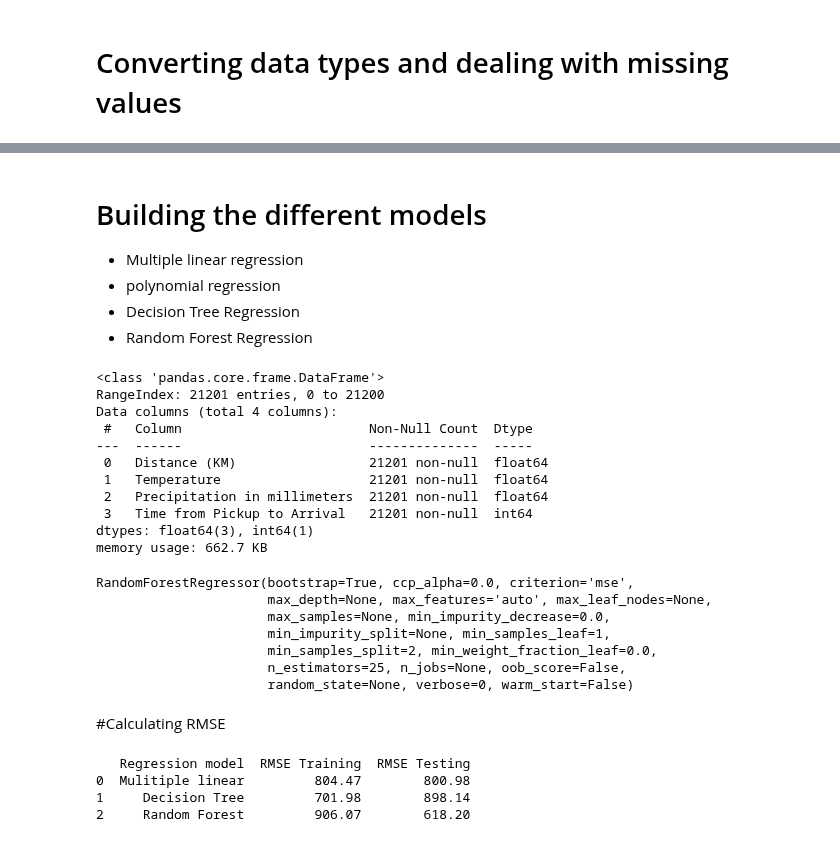
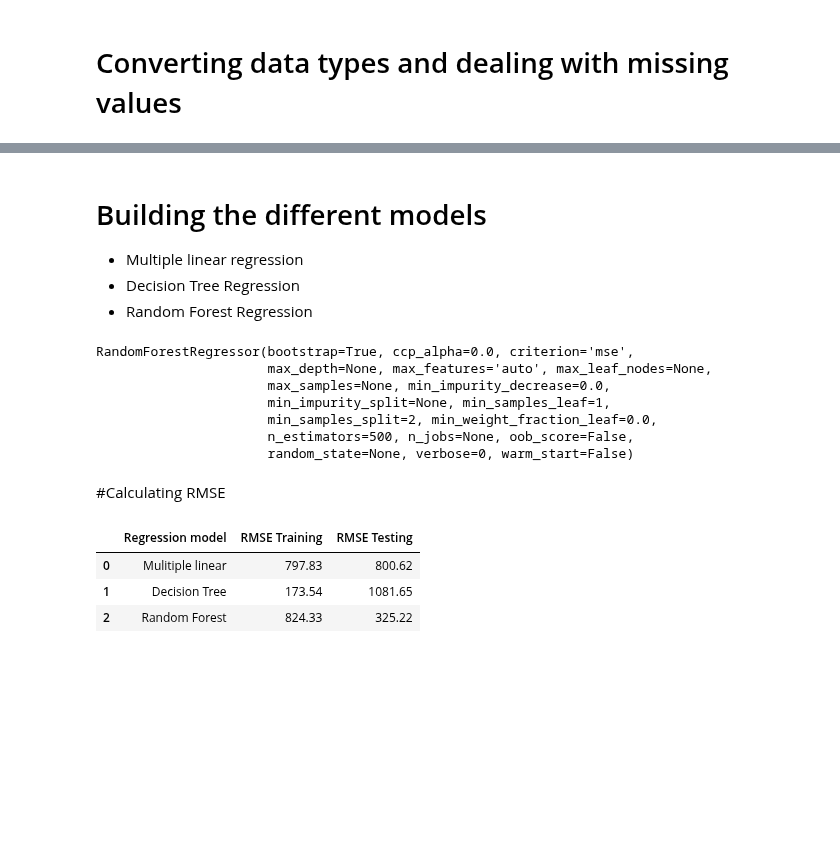
Before and after one commit to NicoleMeinie/Regression, a Jupyter notebook: Zindi.ipynb, the cells around one changed output, grey strips where cells are left out. Cells and saved outputs as stored; diff of their text form; code cells hidden in the pictures; blank space fills up the shorter version.

Commit message:
Models work - Zindi RMSE 812 (RF)

```diff
--- a/Zindi.ipynb
+++ b/Zindi.ipynb
@@ -256,7 +242,6 @@ dic = {0: "personal", 1: "business"}
 # Building the different models
 
 * Multiple linear regression
-* polynomial regression
 * Decision Tree Regression
 * Random Forest Regression
 # %%
@@ -267,9 +252,18 @@ Train_lin.drop('Pickup Long', axis=1, inplace=True)
 Train_lin.drop('Pickup Lat', axis=1, inplace=True)
 Train_lin.drop('Destination Lat', axis=1, inplace=True)
 Train_lin.drop('Destination Long', axis=1, inplace=True)
-Train_lin.info()
-X = Train_lin.iloc[:,:-1]
-y = Train_lin.iloc[:,-1]
+
+X = Train_lin
+X.drop('Time from Pickup to Arrival', axis = 1, inplace = True)
+y = Train.iloc[:,28]
+
+
+Test_lin = Test.iloc[:,17:]
+Test_lin.drop('Rider Id', axis=1, inplace=True)
+Test_lin.drop('Pickup Long', axis=1, inplace=True)
+Test_lin.drop('Pickup Lat', axis=1, inplace=True)
+Test_lin.drop('Destination Lat', axis=1, inplace=True)
+Test_lin.drop('Destination Long', axis=1, inplace=True)
 
 # splitting the data in a test and train set
 from sklearn.model_selection import train_test_split
@@ -287,59 +281,48 @@ tree.fit(X_train, y_train)
 
 # Building a random forest regression model
 from sklearn.ensemble import RandomForestRegressor
-forest = RandomForestRegressor(n_estimators = 25)
+forest = RandomForestRegressor(n_estimators = 500)
 forest.fit(X_test, y_test)
 # %% [output]
-<class 'pandas.core.frame.DataFrame'>
-RangeIndex: 21201 entries, 0 to 21200
-Data columns (total 4 columns):
- #   Column                        Non-Null Count  Dtype
----  ------                        --------------  -----
- 0   Distance (KM)                 21201 non-null  float64
- 1   Temperature                   21201 non-null  float64
- 2   Precipitation in millimeters  21201 non-null  float64
- 3   Time from Pickup to Arrival   21201 non-null  int64
-dtypes: float64(3), int64(1)
-memory usage: 662.7 KB
+RandomForestRegressor(bootstrap=True, ccp_alpha=0.0, criterion='mse',
+                      max_depth=None, max_features='auto', max_leaf_nodes=None,
+                      max_samples=None, min_impurity_decrease=0.0,
+                      min_impurity_split=None, min_samples_leaf=1,
+                      min_samples_split=2, min_weight_fraction_leaf=0.0,
+                      n_estimators=500, n_jobs=None, oob_score=False,
+                      random_state=None, verbose=0, warm_start=False)
-RandomForestRegressor(bootstrap=True, ccp_alpha=0.0, criterion='mse',
-                      max_depth=None, max_features='auto', max_leaf_nodes=None,
-                      max_samples=None, min_impurity_decrease=0.0,
-                      min_impurity_split=None, min_samples_leaf=1,
-                      min_samples_split=2, min_weight_fraction_leaf=0.0,
-                      n_estimators=25, n_jobs=None, oob_score=False,
-                      random_state=None, verbose=0, warm_start=False)
 # %% [markdown]
 #Calculating RMSE
 # %%
 from sklearn.metrics import mean_squared_error
 
 # Multiple linear regression
 y_pred_test = lm.predict(X_test)
 y_pred_train = lm.predict(X_train)
 rmse_test = round(np.sqrt(mean_squared_error(y_test, y_pred_test)),2)
 rmse_train = round(np.sqrt(mean_squared_error(y_train, y_pred_train)),2)
 
 # Decision Tree regression
 y_pred_test_tree = tree.predict(X_test)
 y_pred_train_tree = tree.predict(X_train)
 rmse_test_tree = round(np.sqrt(mean_squared_error(y_test, y_pred_test_tree)),2)
 rmse_train_tree = round(np.sqrt(mean_squared_error(y_train, y_pred_train_tree)),2)
 
 # Random forrest regression
 y_pred_test_forest = forest.predict(X_test)
 y_pred_train_forest = forest.predict(X_train)
 rmse_test_forest = round(np.sqrt(mean_squared_error(y_test, y_pred_test_forest)),2)
 rmse_train_forest = round(np.sqrt(mean_squared_error(y_train, y_pred_train_forest)),2)
 
 data = {'Regression model':  ['Mulitiple linear', 'Decision Tree', 'Random Forest'],
         'RMSE Training': [rmse_train, rmse_train_tree, rmse_train_forest],
         'RMSE Testing' : [rmse_test, rmse_test_tree, rmse_test_forest]
         }
 
 df = pd.DataFrame (data, columns = ['Regression model', 'RMSE Training', 'RMSE Testing'])
-print(df)
+df.head()
 # %% [output]
-   Regression model  RMSE Training  RMSE Testing
-0  Mulitiple linear         804.47        800.98
-1     Decision Tree         701.98        898.14
-2     Random Forest         906.07        618.20
+|  | Regression model | RMSE Training | RMSE Testing |
+| 0 | Mulitiple linear | 797.83 | 800.62 |
+| 1 | Decision Tree | 173.54 | 1081.65 |
+| 2 | Random Forest | 824.33 | 325.22 |
```
Also changed, not shown: parts of 30 cells of this notebook.
